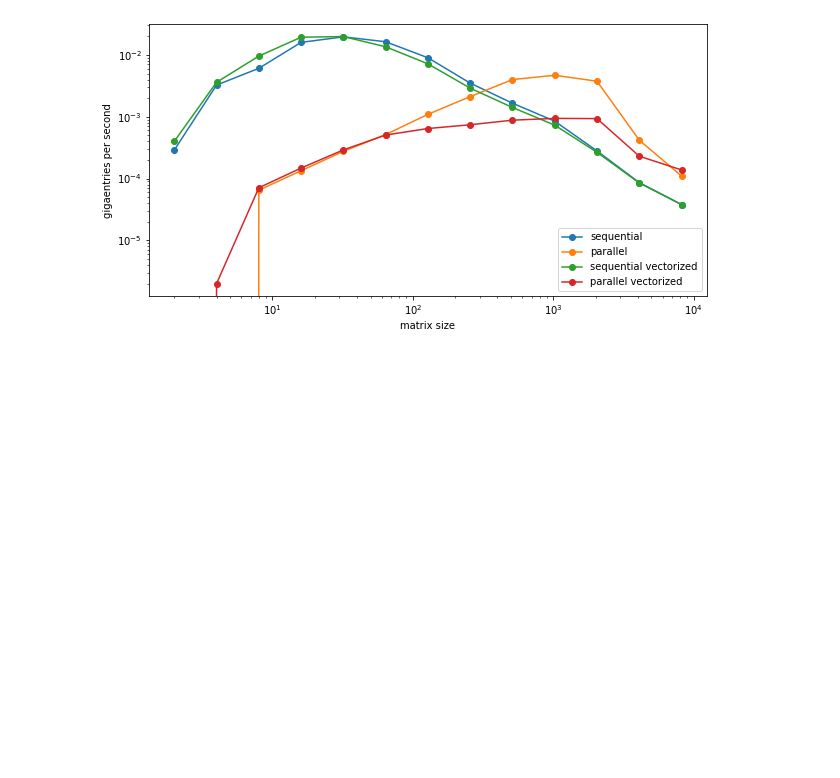
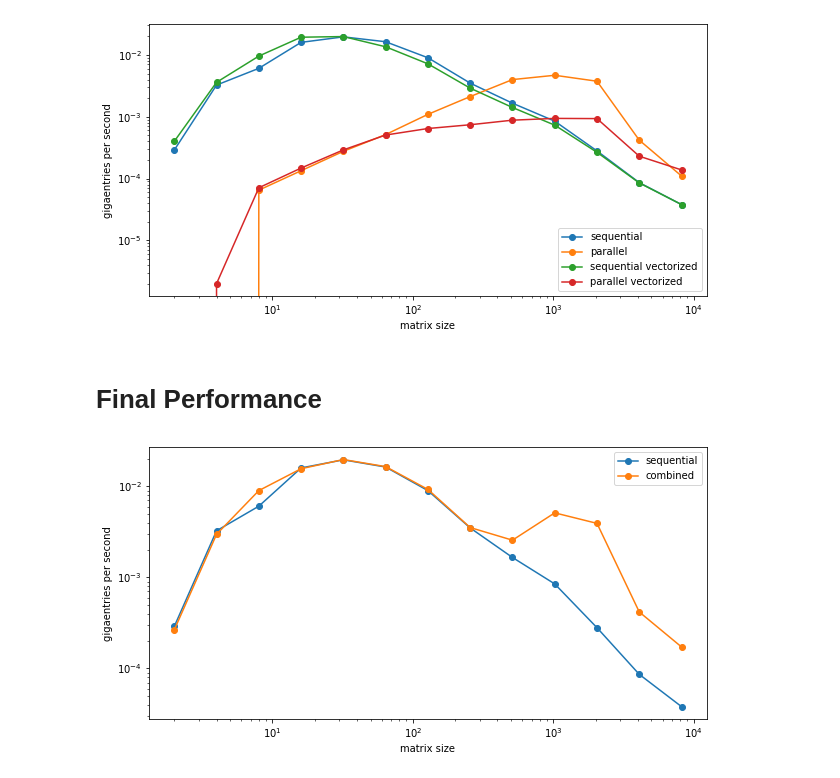
Before and after one commit to paigeweber13/fast-lu-decomposition, a Jupyter notebook: experiments/Experiment Analysis.ipynb, the cells around one changed output. Saved outputs shown, nothing was run; the diff lists cells and outputs as text; code cells hidden in the pictures; blank space fills up the shorter version.

```diff
--- a/experiments/Experiment Analysis.ipynb
+++ b/experiments/Experiment Analysis.ipynb
@@ -115,3 +135,20 @@ plt.xscale('log')
 plt.show()
 # %% [output]
 [figure]
+# %% [markdown]
+# Final Performance
+# %%
+seq = pd.read_csv('./speedtest-sequential.csv')
+combined = pd.read_csv('./speedtest-combined-cpu.csv')
+
+fig = plt.figure(figsize=(10,5))
+plt.plot(seq['matrix size'], seq['Gigaentries per second'], marker='o')
+plt.plot(combined['matrix size'], combined['Gigaentries per second'], marker='o')
+plt.legend(['sequential', 'combined'])
+plt.xlabel('matrix size')
+plt.ylabel('gigaentries per second')
+plt.yscale('log')
+plt.xscale('log')
+plt.show()
+# %% [output]
+[figure, added]
```
Also changed, not shown: parts of 4 cells of this notebook.
